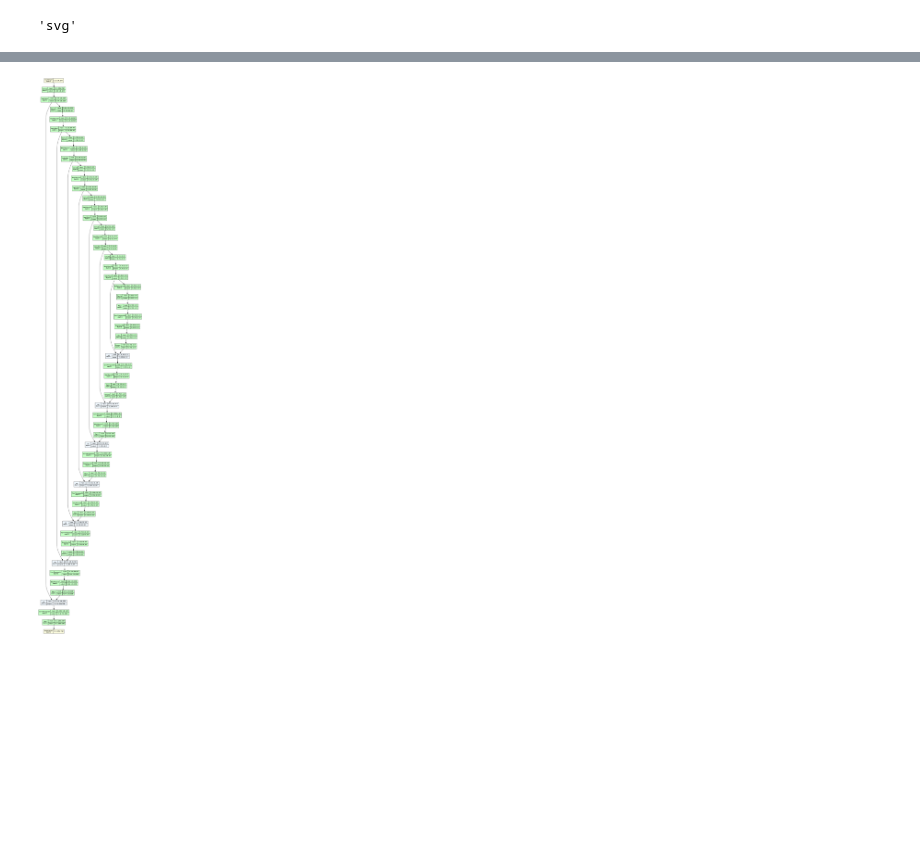
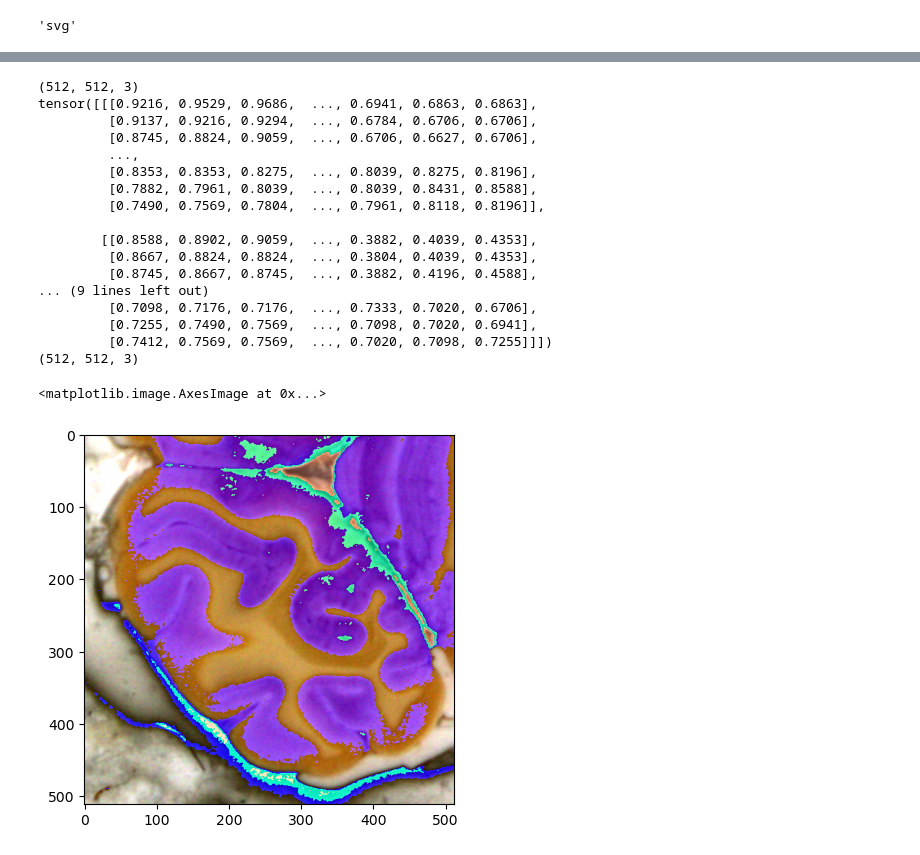
Before and after one commit to Mesonn/MA-code, a Jupyter notebook: Pix2Pix_RGB/test.ipynb, the cells around one changed output, grey strips where cells are left out. Cells and saved outputs as stored; diff of their text form; code cells hidden in the pictures; blank space fills up the shorter version.

```diff
--- a/Pix2Pix_RGB/test.ipynb
+++ b/Pix2Pix_RGB/test.ipynb
@@ -14,7 +19,3 @@ import graphviz
 graphviz.set_jupyter_format('png')
 # %% [output]
 'svg'
-# %%
-img_path = "/home/gizmoo/Desktop/orig_Dataset/new data sets/TRANS3D/"
-img_patches_path = "Pix2Pix_RGB/dataset/train/trans2/"
-patch_size = (256,256)
@@ -53,7 +21,0 @@ model_graph.visual_graph
-# %%
-gen = Generator(in_channels= 3, features= 64)
-x = (1,3,256,256)
-model_graph = draw_graph(gen,input_size= (1,3,256,256) ,graph_name='Generator',save_graph=True)
-model_graph.visual_graph
-# %% [output]
-[figure, removed]
@@ -59,0 +46,53 @@ model_graph.visual_graph
+# %%
+image_path = "/home/gizmoo/Desktop/Seg/Bface/Blockface_RGB_66x66x60um_s841-s1083_234s0047.png"
+TEST_TRANSFORM = A.Compose(
+    [
+        #A.Resize(width=256, height=256,interpolation=cv2.INTER_NEAREST),
+        A.Normalize(
+                mean=0.5,
+                std=0.5
+            ),
+        # A.Normalize(
+        #         mean=[0.5, 0.5, 0.5],
+        #         std=[0.5, 0.5, 0.5],
+        #         max_pixel_value=255.0,
+        #     ),
+        ToTensorV2(),
+    ],additional_targets= {"trans":"image"}
+)
+image = cv2.imread(image_path)
+image = cv2.cvtColor(image, cv2.COLOR_BGR2RGB)
+corped_image = corp_image(image= image, patch_size=(256,256,3))
+# Resize the image to the desired shape
+print(corped_image.shape)
+
+transform = TEST_TRANSFORM(image=corped_image)
+transformed_image = transform["image"]
+print(transformed_image)
+#transformed_image = transformed_image * 0.5 + 0.5
+transformed_image = denormalize(transformed_image,mean=[0.5,0.5,0.5],std =[0.5,0.5,0.5])
+transformed_image = transformed_image.permute(1, 2, 0)
+transformed_image = transformed_image * 255.0
+transformed_image = transformed_image.numpy().astype(np.uint8)  # Convert tensor to numpy array and change data type
+print(transformed_image.shape)
+plt.imshow(transformed_image)
+# %% [output]
+(512, 512, 3)
+tensor([[[0.9216, 0.9529, 0.9686,  ..., 0.6941, 0.6863, 0.6863],
+         [0.9137, 0.9216, 0.9294,  ..., 0.6784, 0.6706, 0.6706],
+         [0.8745, 0.8824, 0.9059,  ..., 0.6706, 0.6627, 0.6706],
+         ...,
+         [0.8353, 0.8353, 0.8275,  ..., 0.8039, 0.8275, 0.8196],
+         [0.7882, 0.7961, 0.8039,  ..., 0.8039, 0.8431, 0.8588],
+         [0.7490, 0.7569, 0.7804,  ..., 0.7961, 0.8118, 0.8196]],
+
+        [[0.8588, 0.8902, 0.9059,  ..., 0.3882, 0.4039, 0.4353],
+         [0.8667, 0.8824, 0.8824,  ..., 0.3804, 0.4039, 0.4353],
+         [0.8745, 0.8667, 0.8745,  ..., 0.3882, 0.4196, 0.4588],
+... (9 lines left out)
+         [0.7098, 0.7176, 0.7176,  ..., 0.7333, 0.7020, 0.6706],
+         [0.7255, 0.7490, 0.7569,  ..., 0.7098, 0.7020, 0.6941],
+         [0.7412, 0.7569, 0.7569,  ..., 0.7020, 0.7098, 0.7255]]])
+(512, 512, 3)
+<matplotlib.image.AxesImage at 0x...>
+[figure, added]
```
Also changed, not shown: parts of 6 cells of this notebook, 6 other files.
